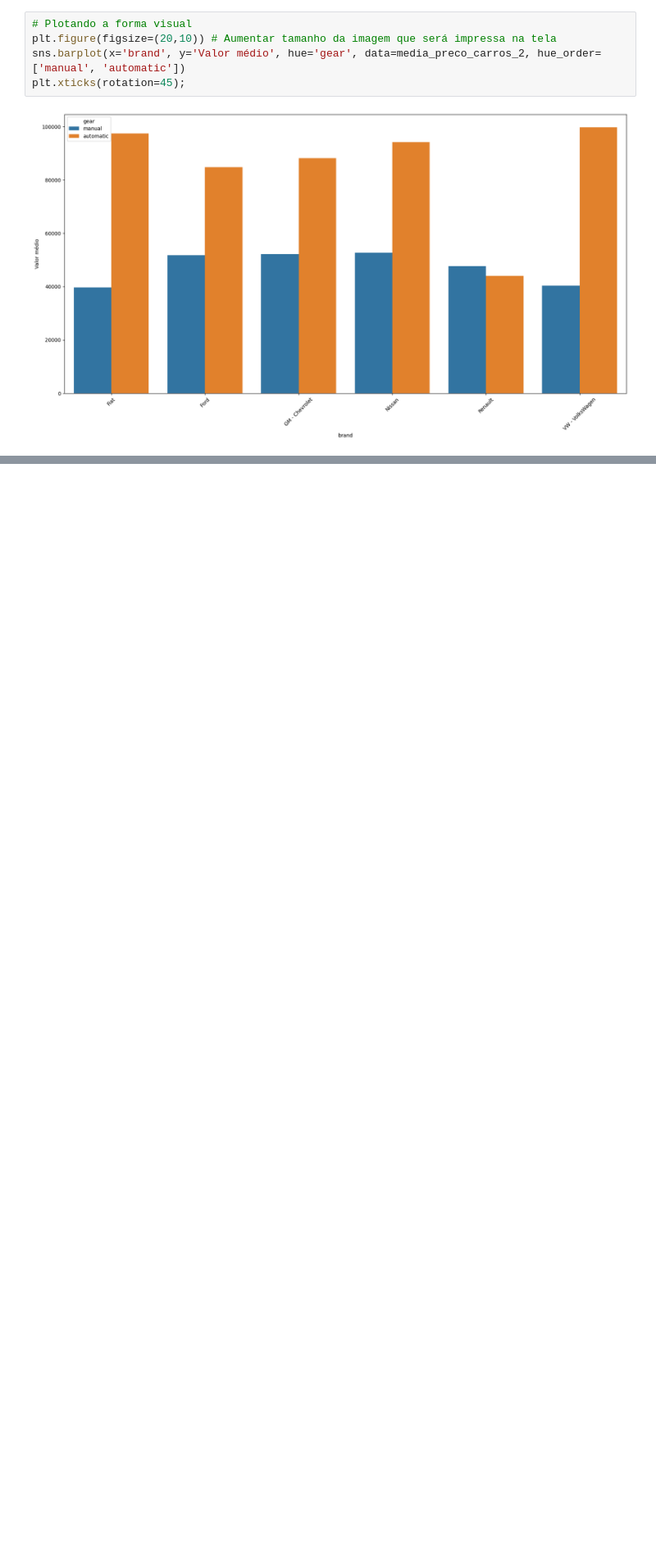
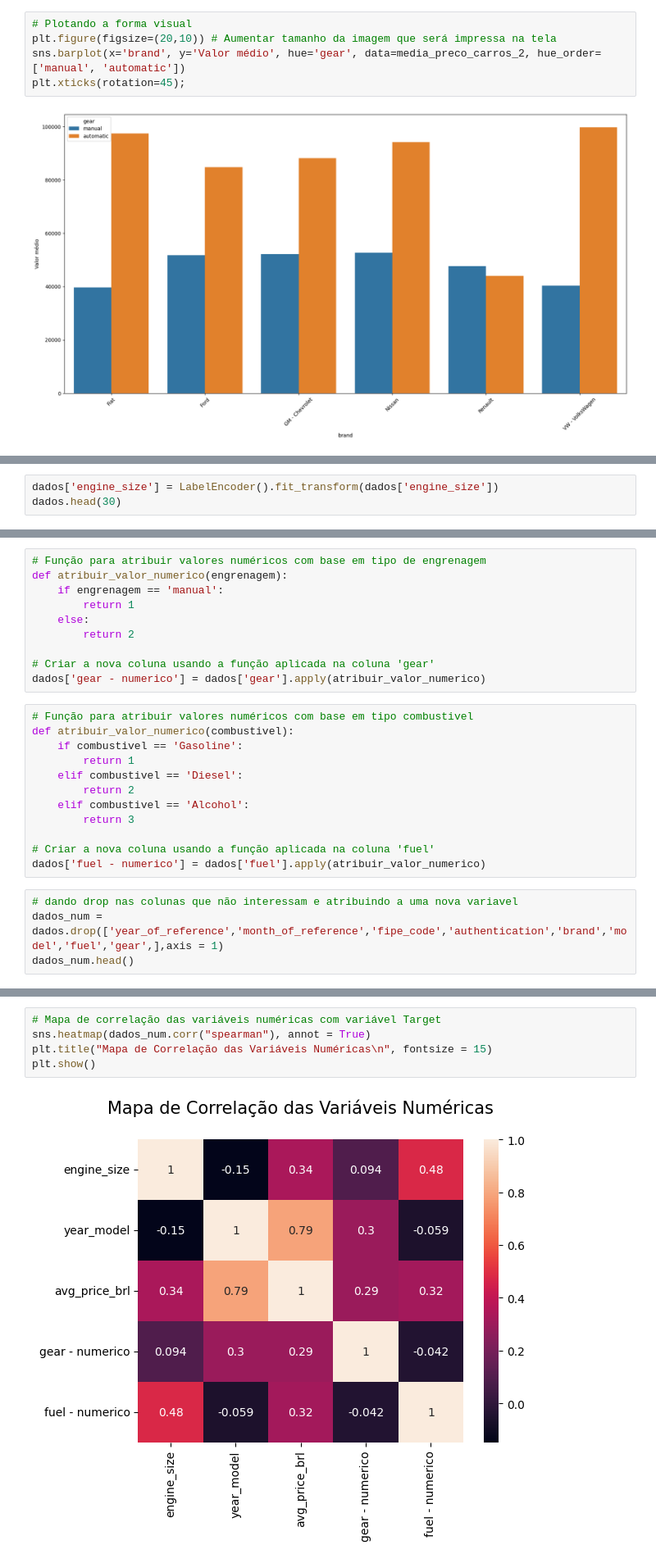
Before and after one commit to Equipe16-IAA/IAA002-TrabalhoFinal, a Jupyter notebook: Main.ipynb, the cells around one changed output, grey strips where cells are left out. Shown at 82% size. Saved outputs shown, nothing was run; the diff lists cells and outputs as text; blank space fills up the shorter version.

```diff
--- a/Main.ipynb
+++ b/Main.ipynb
@@ -307,0 +336,3 @@ plt.xticks(rotation=45);
+# %%
+dados['engine_size'] = LabelEncoder().fit_transform(dados['engine_size'])
+dados.head(30)
@@ -307,0 +357,26 @@ plt.xticks(rotation=45);
+# %%
+# Função para atribuir valores numéricos com base em tipo de engrenagem
+def atribuir_valor_numerico(engrenagem):
+    if engrenagem == 'manual':
+        return 1
+    else:
+        return 2
+
+# Criar a nova coluna usando a função aplicada na coluna 'gear'
+dados['gear - numerico'] = dados['gear'].apply(atribuir_valor_numerico)
+# %%
+# Função para atribuir valores numéricos com base em tipo combustivel
+def atribuir_valor_numerico(combustivel):
+    if combustivel == 'Gasoline':
+        return 1
+    elif combustivel == 'Diesel':
+        return 2
+    elif combustivel == 'Alcohol':
+        return 3
+
+# Criar a nova coluna usando a função aplicada na coluna 'fuel'
+dados['fuel - numerico'] = dados['fuel'].apply(atribuir_valor_numerico)
+# %%
+# dando drop nas colunas que não interessam e atribuindo a uma nova variavel
+dados_num = dados.drop(['year_of_reference','month_of_reference','fipe_code','authentication','brand','model','fuel','gear',],axis = 1)
+dados_num.head()
@@ -307,0 +390,7 @@ plt.xticks(rotation=45);
+# %%
+# Mapa de correlação das variáveis numéricas com variável Target
+sns.heatmap(dados_num.corr("spearman"), annot = True)
+plt.title("Mapa de Correlação das Variáveis Numéricas\n", fontsize = 15)
+plt.show()
+# %% [output]
+[figure, added]
```
Also changed, not shown: parts of 16 cells of this notebook.
